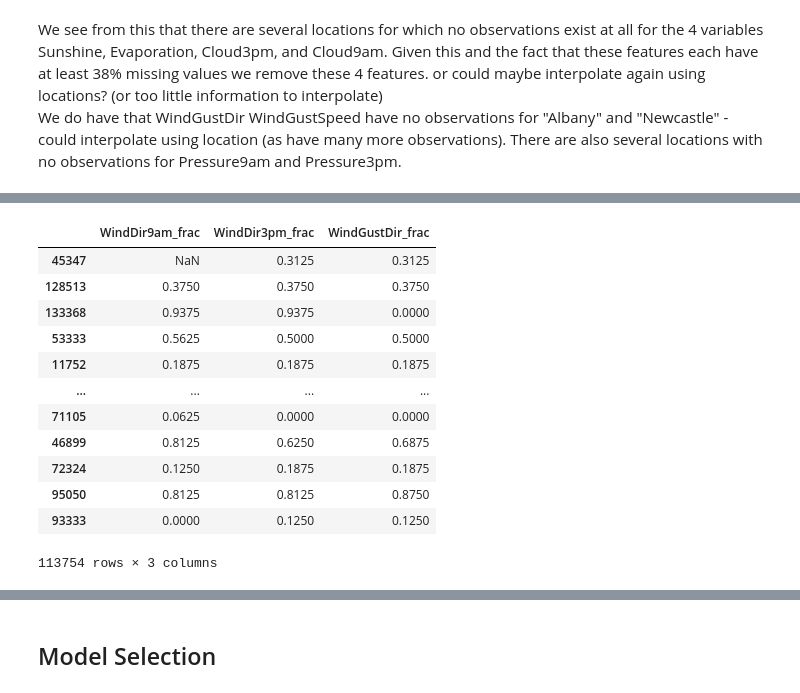
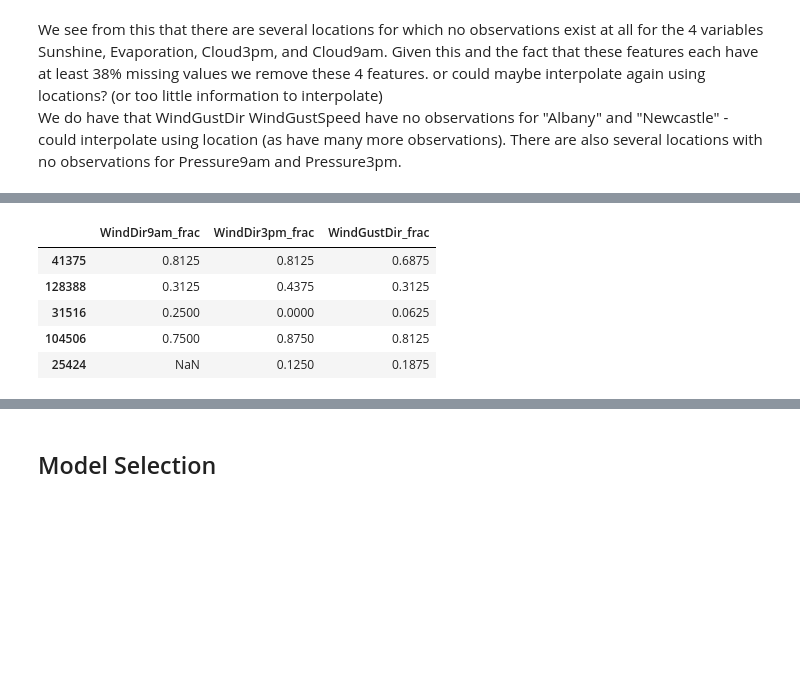
Before and after one commit to Luke-py/Australian-Rainfall, a Jupyter notebook: Australian Rainfall.ipynb, the cells around one changed output, grey strips where cells are left out. Drawn from its saved outputs; the diff is of its cells as text; code cells hidden in the pictures; blank space fills up the shorter version.

```diff
--- a/Australian Rainfall.ipynb
+++ b/Australian Rainfall.ipynb
@@ -686,23 +690,16 @@ weather
 # %%
-weather_frac_index = {}
+weather_frac_index = {} #This stores the numeric column indices for our wind direction columns encoded as fractions
 for name in ('WindDir9am_frac','WindDir3pm_frac', 'WindGustDir_frac'):
     weather_frac_index[name] = weather.columns.get_loc(name)
 
-weather.iloc[:, list(weather_frac_index.values())] #This line is to check if these indices are indeed correct
+weather.iloc[:, list(weather_frac_index.values())].head() #This line is to check if these indices are indeed correct
 # %% [output]
 |  | WindDir9am_frac | WindDir3pm_frac | WindGustDir_frac |
-| 45347 | NaN | 0.3125 | 0.3125 |
-| 128513 | 0.3750 | 0.3750 | 0.3750 |
-| 133368 | 0.9375 | 0.9375 | 0.0000 |
-| 53333 | 0.5625 | 0.5000 | 0.5000 |
-| 11752 | 0.1875 | 0.1875 | 0.1875 |
-| ... | ... | ... | ... |
-| 71105 | 0.0625 | 0.0000 | 0.0000 |
-| 46899 | 0.8125 | 0.6250 | 0.6875 |
-| 72324 | 0.1250 | 0.1875 | 0.1875 |
-| 95050 | 0.8125 | 0.8125 | 0.8750 |
-| 93333 | 0.0000 | 0.1250 | 0.1250 |
+| 41375 | 0.8125 | 0.8125 | 0.6875 |
+| 128388 | 0.3125 | 0.4375 | 0.3125 |
+| 31516 | 0.2500 | 0.0000 | 0.0625 |
+| 104506 | 0.7500 | 0.8750 | 0.8125 |
+| 25424 | NaN | 0.1250 | 0.1875 |
-113754 rows × 3 columns
 # %%
 from sklearn.impute import SimpleImputer
 from sklearn.pipeline import Pipeline
```
Also changed, not shown: parts of 99 cells of this notebook.
